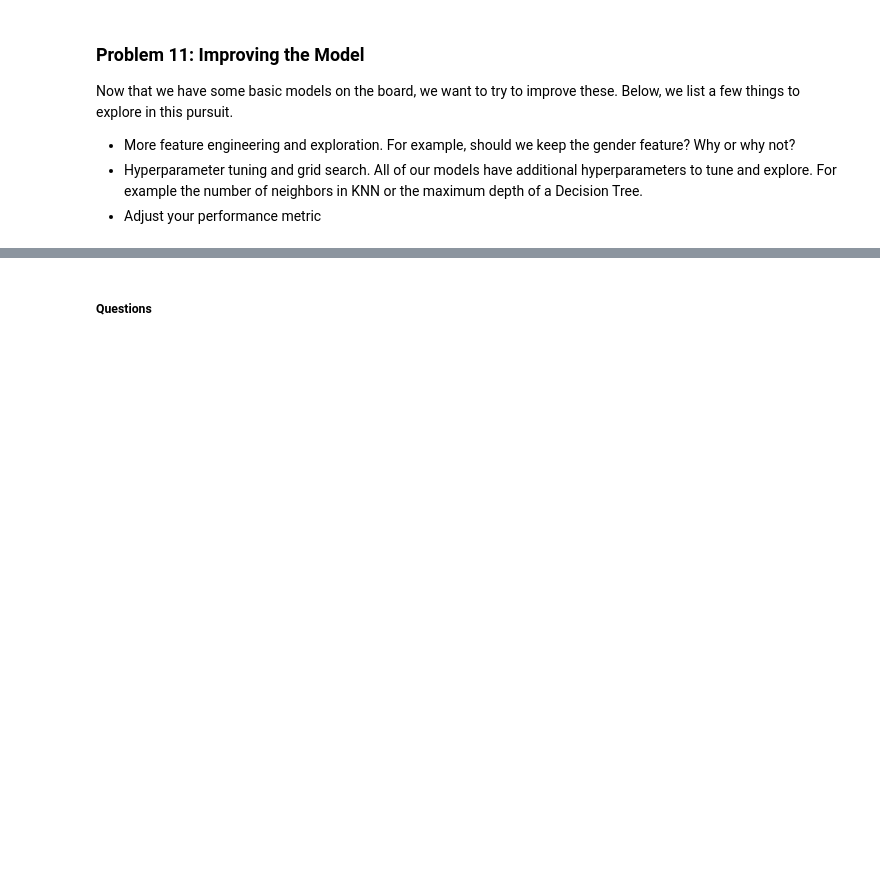
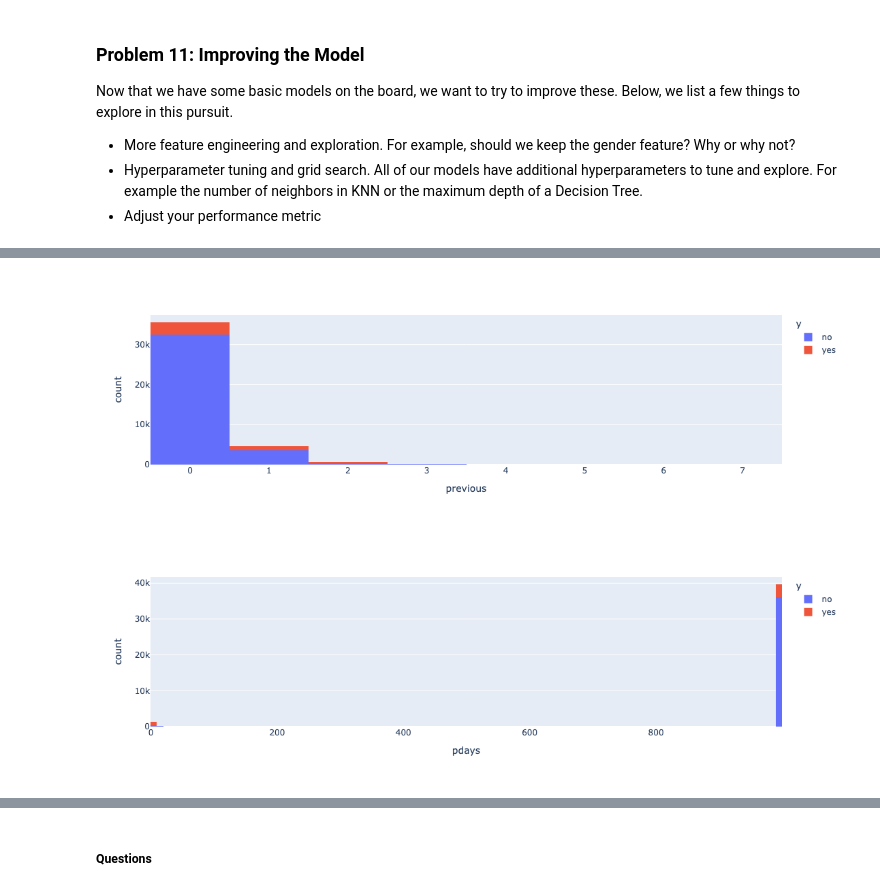
Before and after one commit to bgajare/ucb-aiml-comparing-classifiers, a Jupyter notebook: comparing_classifiers.ipynb, the cells around one changed output, grey strips where cells are left out. Saved outputs shown, nothing was run; the diff lists cells and outputs as text; code cells hidden in the pictures; blank space fills up the shorter version.

```diff
--- a/comparing_classifiers.ipynb
+++ b/comparing_classifiers.ipynb
@@ -534,0 +559,13 @@ Now that we have some basic models on the board, we want to try to improve these
+# %%
+# There is no gender column in the dataFrame.
+# reading the paper linked in this assignment,
+# it seems that gender column was already dropped in this dataset.
+
+# From the dataset, two columns stand out with NaN values (pdays and previous). Lets plot them and see what we can find
+import plotly.express as px
+
+px.histogram(df_bank_filtered, x='previous', color='y').show()
+px.histogram(df_bank_filtered, x='pdays', color = 'y').show()
+# %% [output]
+[figure, added]
+[figure, added]
```
Also changed, not shown: parts of 2 cells of this notebook.
